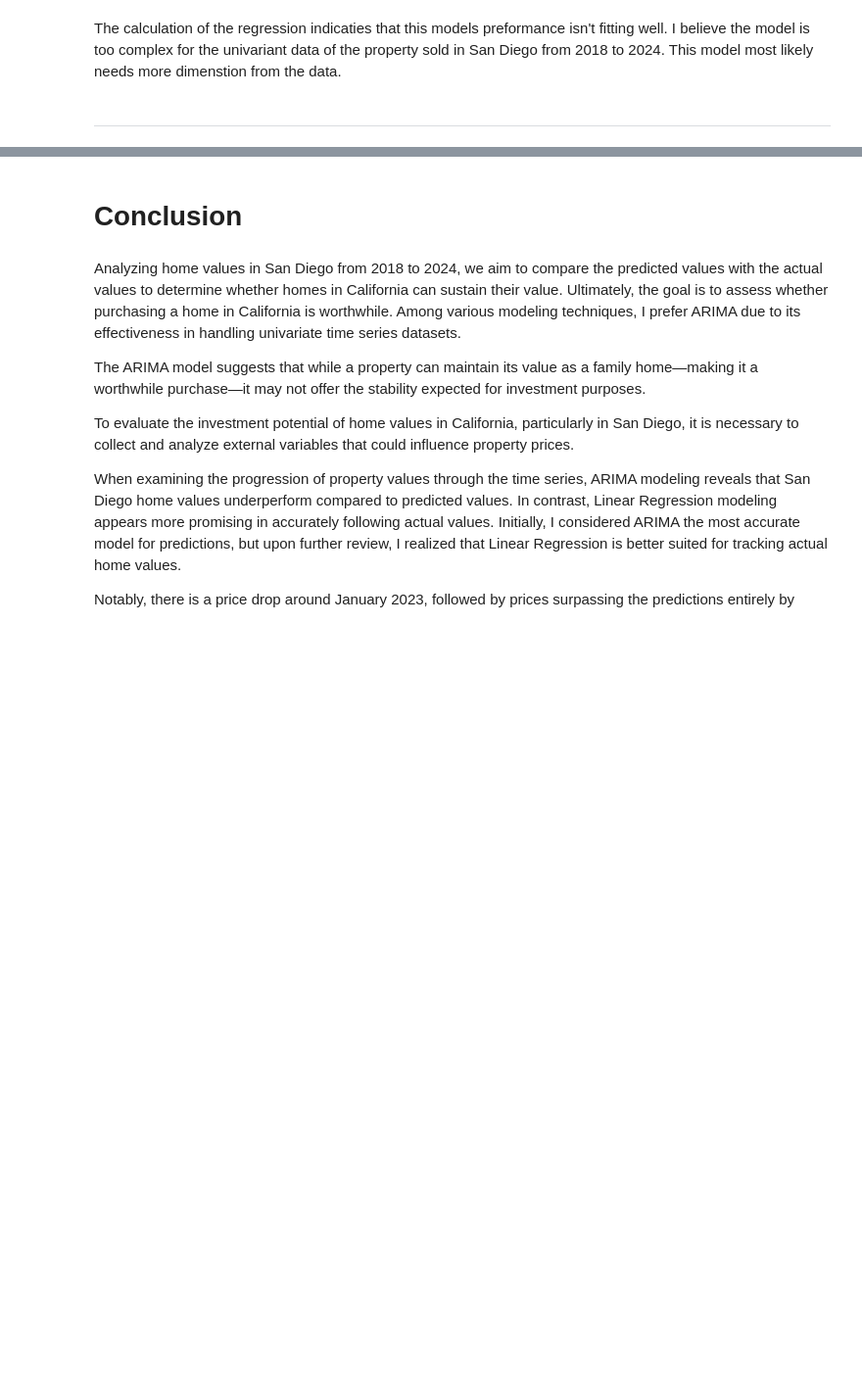
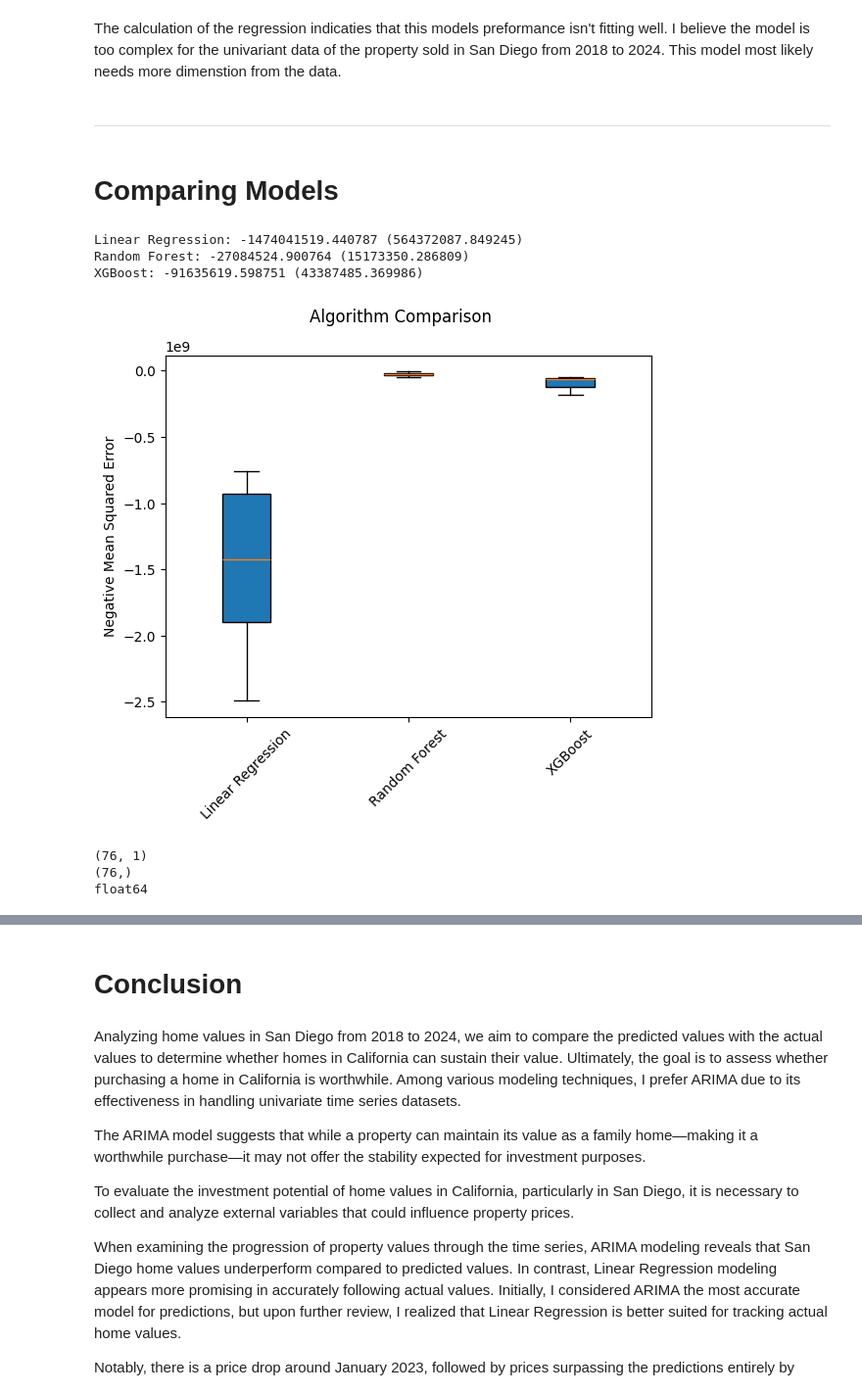
Before and after one commit to LindsClar/Real_Estate_Rep, a Jupyter notebook: Predicting_CA_Property_Through_Modeling.ipynb, the cells around one changed output, grey strips where cells are left out. Shown at 98% size. Saved outputs shown, nothing was run; the diff lists cells and outputs as text; code cells hidden in the pictures; blank space fills up the shorter version.

```diff
--- a/Predicting_CA_Property_Through_Modeling.ipynb
+++ b/Predicting_CA_Property_Through_Modeling.ipynb
@@ -862,3 +862,50 @@ The calculation of the regression indicaties that this models preformance isn't
 
 
 ---
+# %% [markdown]
+# Comparing Models
+# %%
+from sklearn.model_selection import KFold, cross_val_score
+from xgboost import XGBRegressor
+
+#comparing the modeling
+models_2 = []
+models_2.append(('Linear Regression', LinearRegression()))
+models_2.append(('Random Forest', RandomForestRegressor(random_state=42)))
+models_2.append(('XGBoost', XGBRegressor(random_state=42)))
+
+results = []
+names = []
+scoring = 'neg_mean_squared_error'
+seed = 42
+
+for name, model_2 in models_2:
+    kfold = KFold(n_splits=10, shuffle=True, random_state=seed)
+    cv_results = cross_val_score(model_2, X, y, cv=kfold, scoring=scoring)
+    results.append(cv_results)
+    names.append(name)
+    msg = "%s: %f (%f)" % (name, cv_results.mean(), cv_results.std())
+    print(msg)
+
+#boxplot alg
+fig = plt.figure()
+fig.suptitle('Algorithm Comparison')
+ax = fig.add_subplot(111)
+plt.boxplot(results, vert=True, patch_artist=True)
+ax.set_xticklabels(names, rotation=45)
+ax.set_ylabel('Negative Mean Squared Error')
+plt.show()
+
+
+#checking due to valueError: continuous not supported
+print(X.shape)
+print(y.shape)
+print(y.dtype)
+# %% [output]
+Linear Regression: -1474041519.440787 (564372087.849245)
+Random Forest: -27084524.900764 (15173350.286809)
+XGBoost: -91635619.598751 (43387485.369986)
+[figure, added]
+(76, 1)
+(76,)
+float64
```
Also changed, not shown: parts of 7 cells of this notebook.
